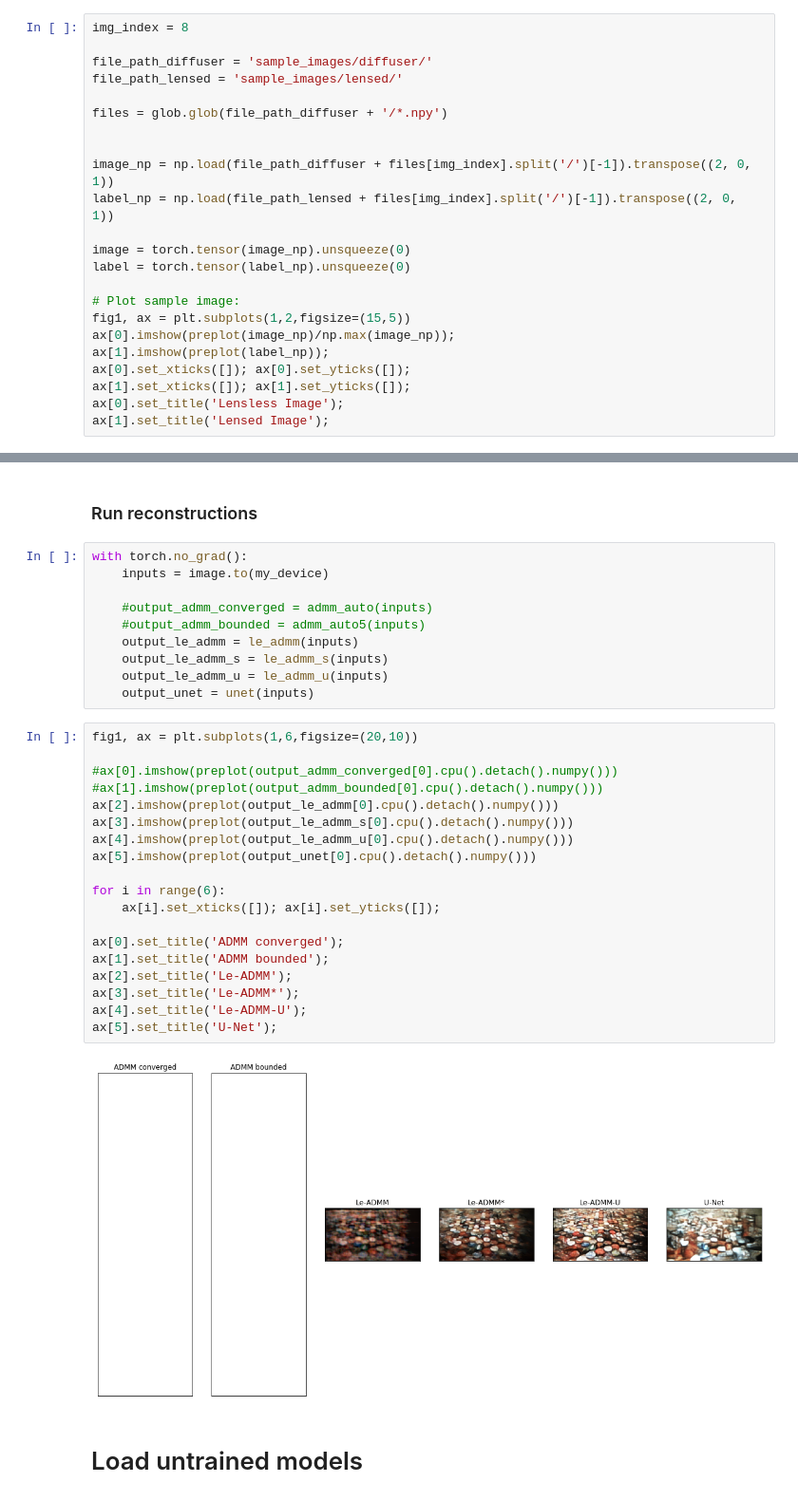
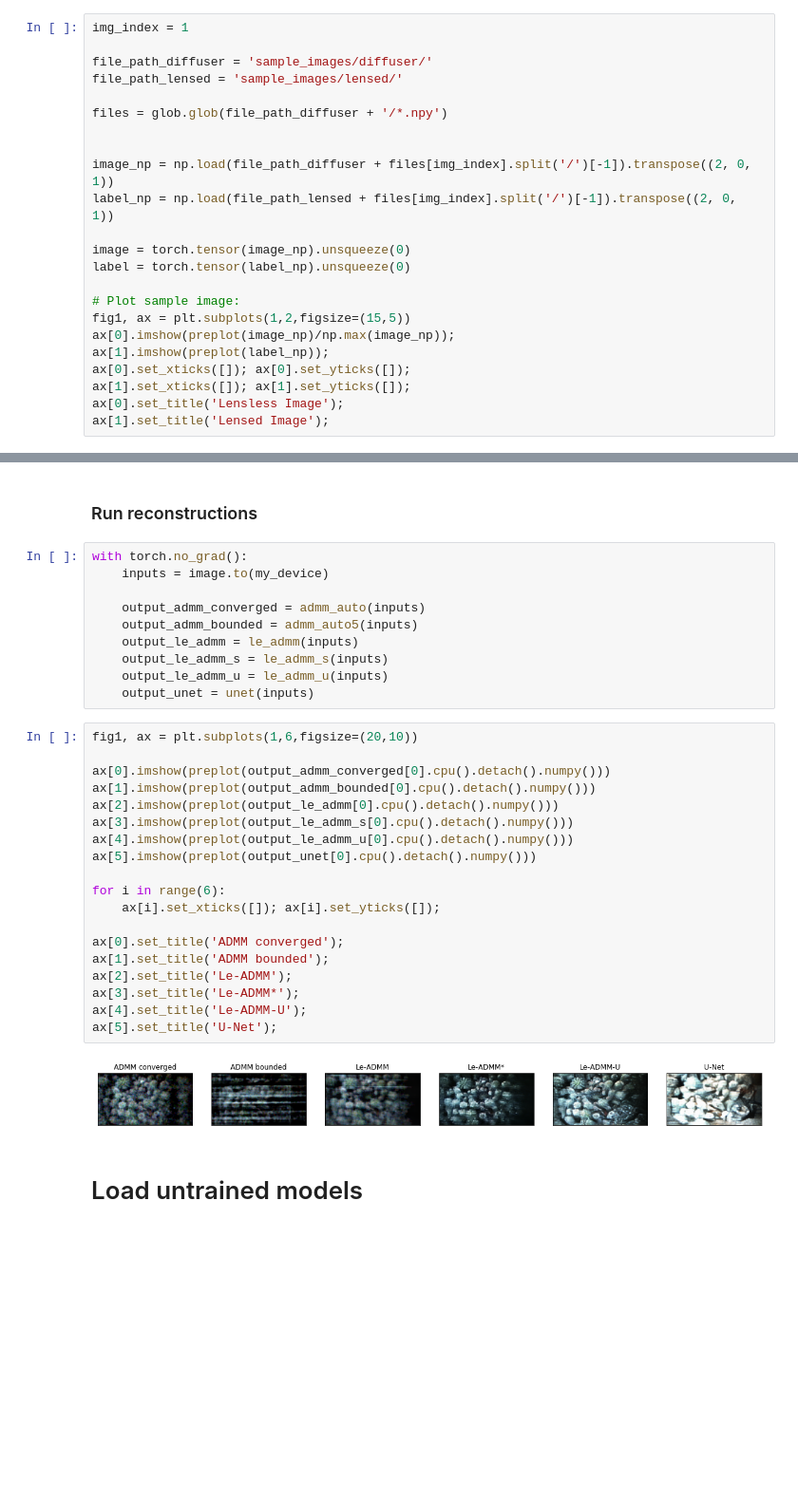
Before and after one commit to Waller-Lab/LenslessLearning, a Jupyter notebook: pre-trained reconstructions.ipynb, the cells around one changed output, grey strips where cells are left out. Shown at 95% size. Cells and saved outputs as stored; diff of their text form; blank space fills up the shorter version.

```diff
--- a/pre-trained reconstructions.ipynb
+++ b/pre-trained reconstructions.ipynb
@@ -87,5 +66,5 @@ plt.imshow(preplot(image[0].numpy()))
 # %%
-img_index = 8
+img_index = 1
 
 file_path_diffuser = 'sample_images/diffuser/'
 file_path_lensed = 'sample_images/lensed/'
@@ -113,8 +94,8 @@ ax[1].set_title('Lensed Image');
 with torch.no_grad():
     inputs = image.to(my_device)
 
-    #output_admm_converged = admm_auto(inputs)
-    #output_admm_bounded = admm_auto5(inputs)
+    output_admm_converged = admm_auto(inputs)
+    output_admm_bounded = admm_auto5(inputs)
     output_le_admm = le_admm(inputs)
     output_le_admm_s = le_admm_s(inputs)
     output_le_admm_u = le_admm_u(inputs)
@@ -122,24 +103,24 @@ with torch.no_grad():
 # %%
 fig1, ax = plt.subplots(1,6,figsize=(20,10))
 
-#ax[0].imshow(preplot(output_admm_converged[0].cpu().detach().numpy()))
-#ax[1].imshow(preplot(output_admm_bounded[0].cpu().detach().numpy()))
+ax[0].imshow(preplot(output_admm_converged[0].cpu().detach().numpy()))
+ax[1].imshow(preplot(output_admm_bounded[0].cpu().detach().numpy()))
 ax[2].imshow(preplot(output_le_admm[0].cpu().detach().numpy()))
 ax[3].imshow(preplot(output_le_admm_s[0].cpu().detach().numpy()))
 ax[4].imshow(preplot(output_le_admm_u[0].cpu().detach().numpy()))
 ax[5].imshow(preplot(output_unet[0].cpu().detach().numpy()))
 
 for i in range(6):
     ax[i].set_xticks([]); ax[i].set_yticks([]);
 
 ax[0].set_title('ADMM converged');
 ax[1].set_title('ADMM bounded');
 ax[2].set_title('Le-ADMM');
 ax[3].set_title('Le-ADMM*');
 ax[4].set_title('Le-ADMM-U');
 ax[5].set_title('U-Net');
 # %% [output]
-[figure, old version]
+[figure, new version]
 # %% [markdown]
 # Load untrained models
 # %%
```
Also changed, not shown: parts of 11 cells of this notebook.
